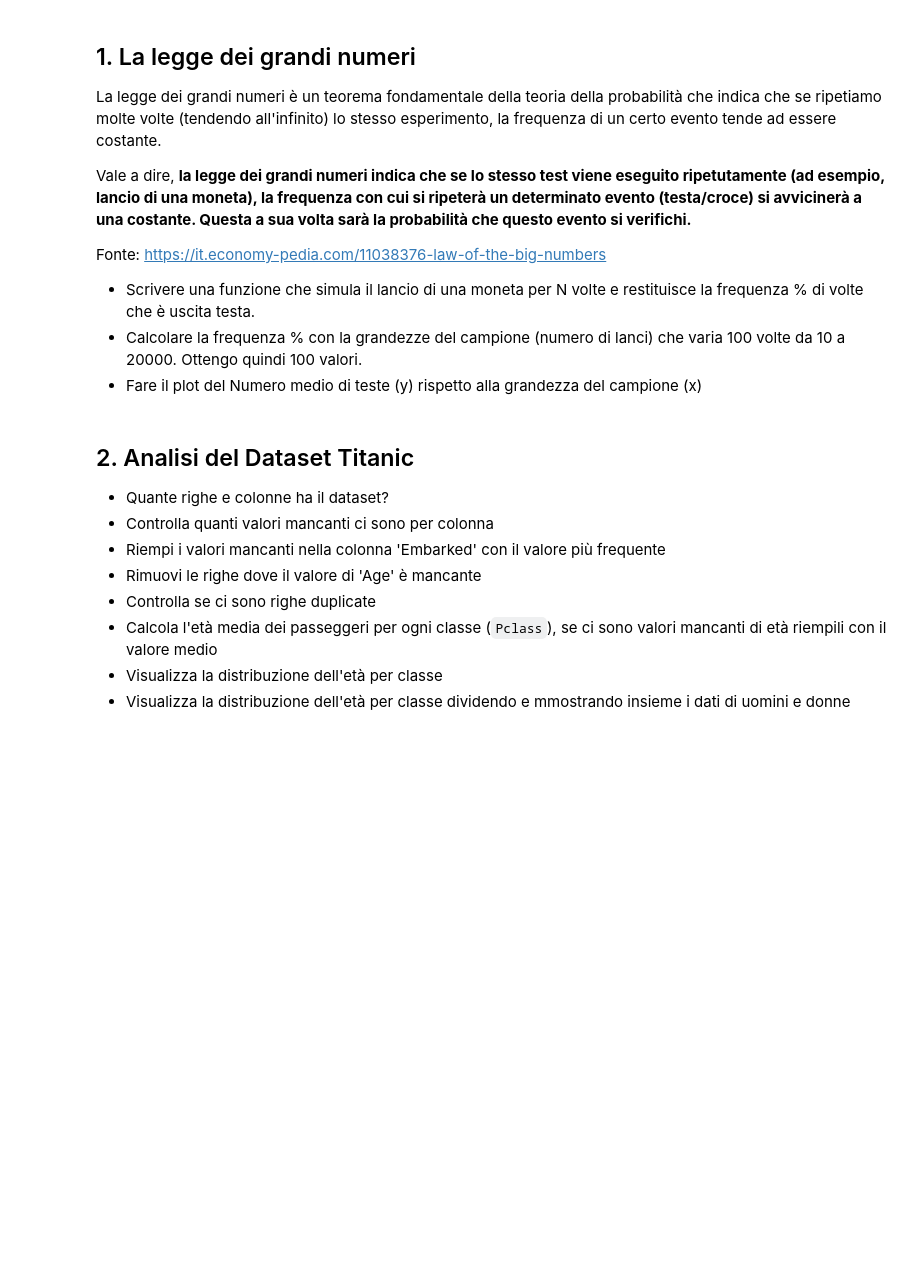
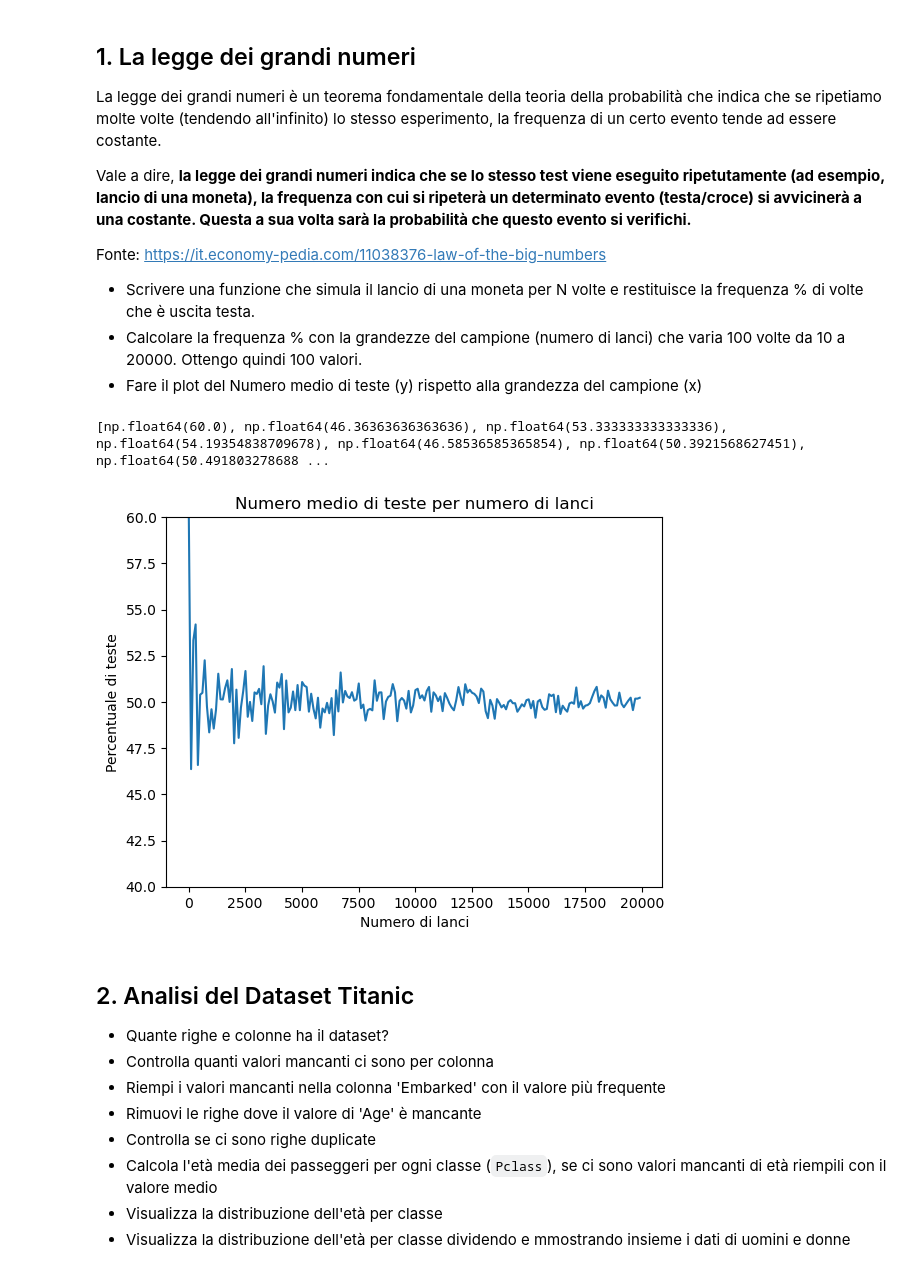
Before and after one commit to FrancescoMezzacasa/ProgrammingLab2, a Jupyter notebook: 4_Esercizi_lez4.ipynb, the cells around one changed output. Cells and saved outputs as stored; diff of their text form; code cells hidden in the pictures; blank space fills up the shorter version.

```diff
--- a/4_Esercizi_lez4.ipynb
+++ b/4_Esercizi_lez4.ipynb
@@ -10,6 +13,29 @@ Fonte: https://it.economy-pedia.com/11038376-law-of-the-big-numbers
 - Scrivere una funzione che simula il lancio di una moneta per N volte e restituisce la frequenza % di volte che è uscita testa.
 - Calcolare la frequenza % con la grandezze del campione (numero di lanci) che varia 100 volte da 10 a 20000. Ottengo quindi 100 valori.
 - Fare il plot del Numero medio di teste (y) rispetto alla grandezza del campione (x)
+# %%
+#primo punto
+def teste(n):
+    lanci = np.array(np.random.randint(0, 2, n))
+    freq = np.sum(lanci)/n
+    return freq*100
+# %%
+#secondo punto
+numeri = np.arange(10, 20000, 100)
+percentuali = [teste(i) for i in numeri]
+print(percentuali)
+# %% [output]
+[np.float64(60.0), np.float64(46.36363636363636), np.float64(53.333333333333336), np.float64(54.19354838709678), np.float64(46.58536585365854), np.float64(50.3921568627451), np.float64(50.491803278688 ...
+# %%
+#terzo punto
+plt.plot(numeri, percentuali)
+plt.ylim((40, 60))
+plt.title("Numero medio di teste per numero di lanci")
+plt.xlabel("Numero di lanci")
+plt.ylabel("Percentuale di teste")
+plt.show()
+# %% [output]
+[figure, added]
 # %% [markdown]
 ## 2. Analisi del Dataset Titanic
 - Quante righe e colonne ha il dataset?
```
Also changed, not shown: parts of 17 cells of this notebook, 8 other files.
